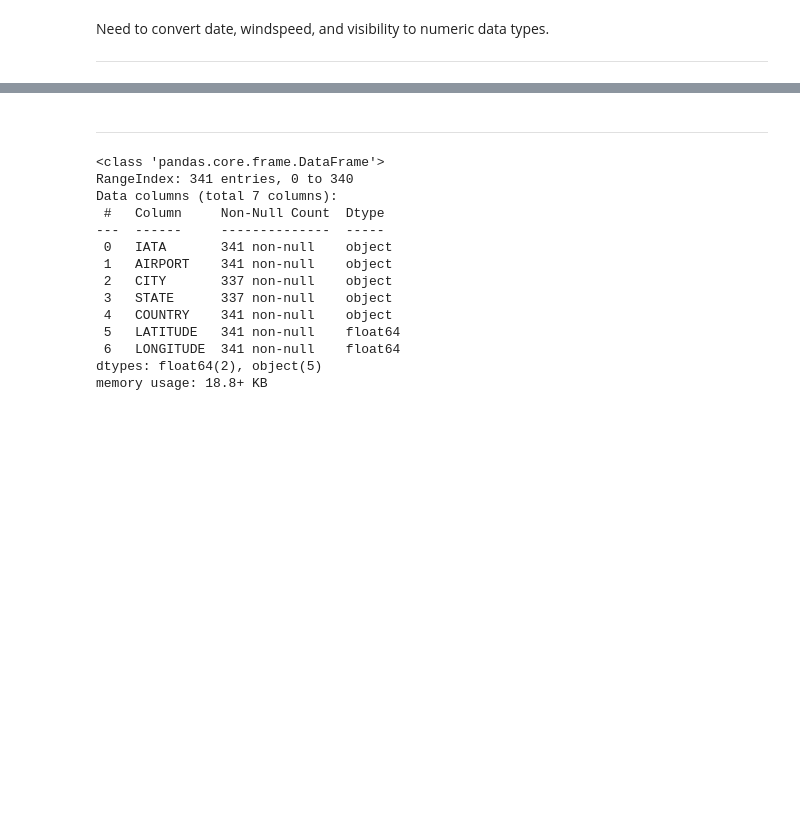
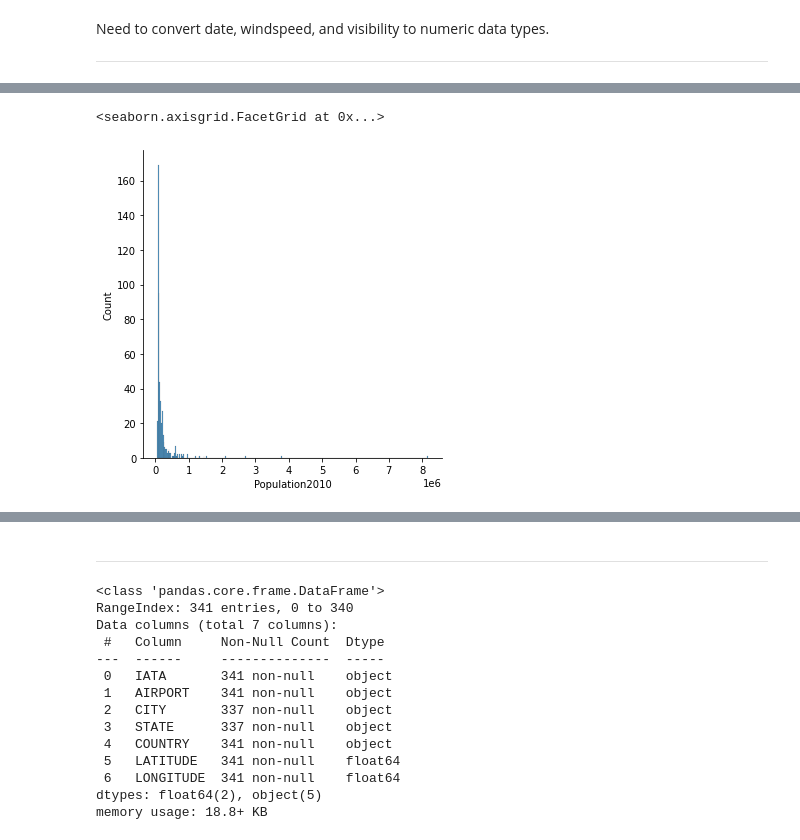
Before and after one commit to hank-butler/METAR_Data, a Jupyter notebook: code/01-data-cleaning.ipynb, the cells around one changed output, grey strips where cells are left out. Drawn from its saved outputs; the diff is of its cells as text; code cells hidden in the pictures; blank space fills up the shorter version.

```diff
--- a/code/01-data-cleaning.ipynb
+++ b/code/01-data-cleaning.ipynb
@@ -99,0 +133,6 @@ us_pop.head()
+# %%
+sns.displot(data = us_pop,
+           x = 'Population2010')
+# %% [output]
+<seaborn.axisgrid.FacetGrid at 0x...>
+[figure, added]
```
Also changed, not shown: parts of 9 cells of this notebook.
